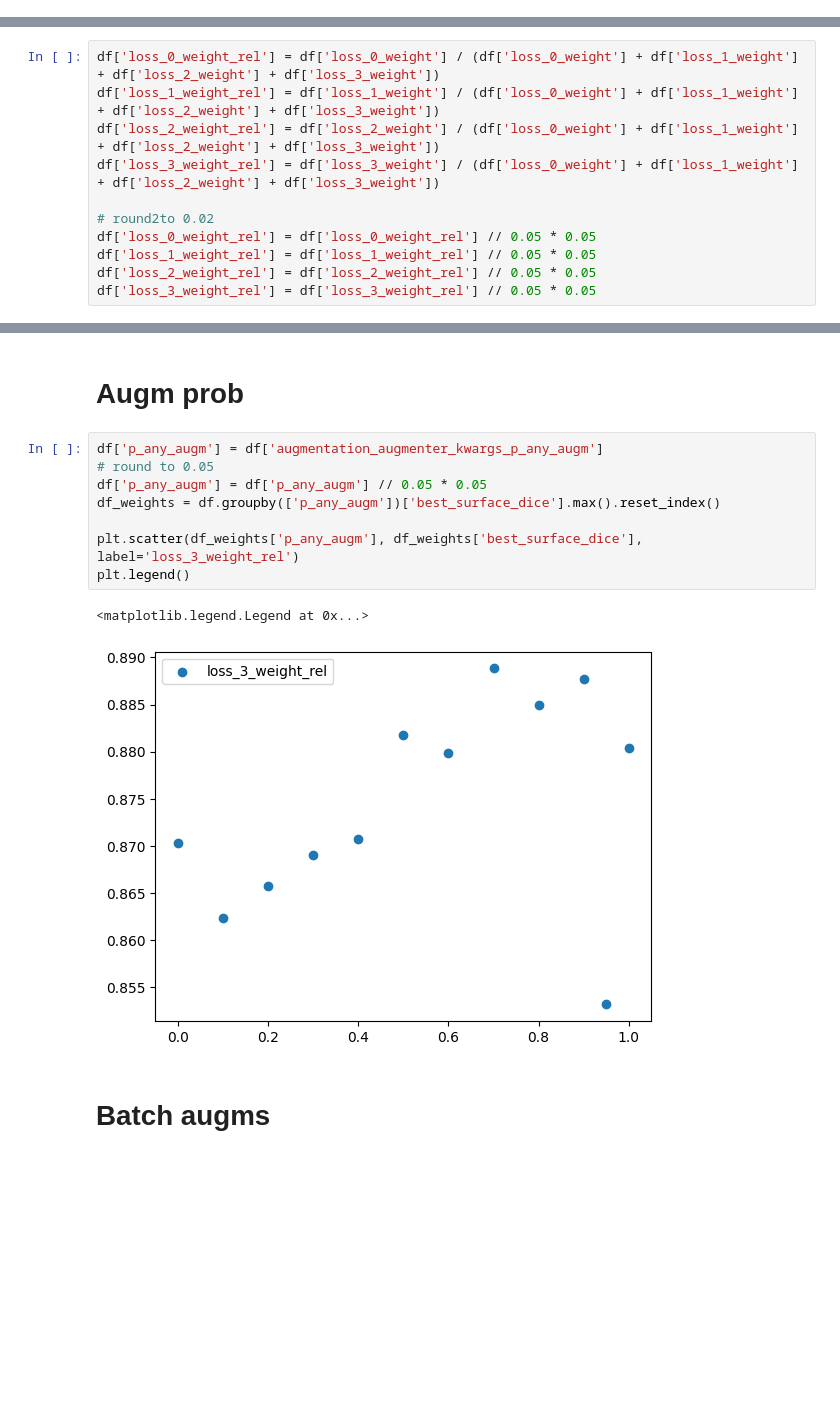
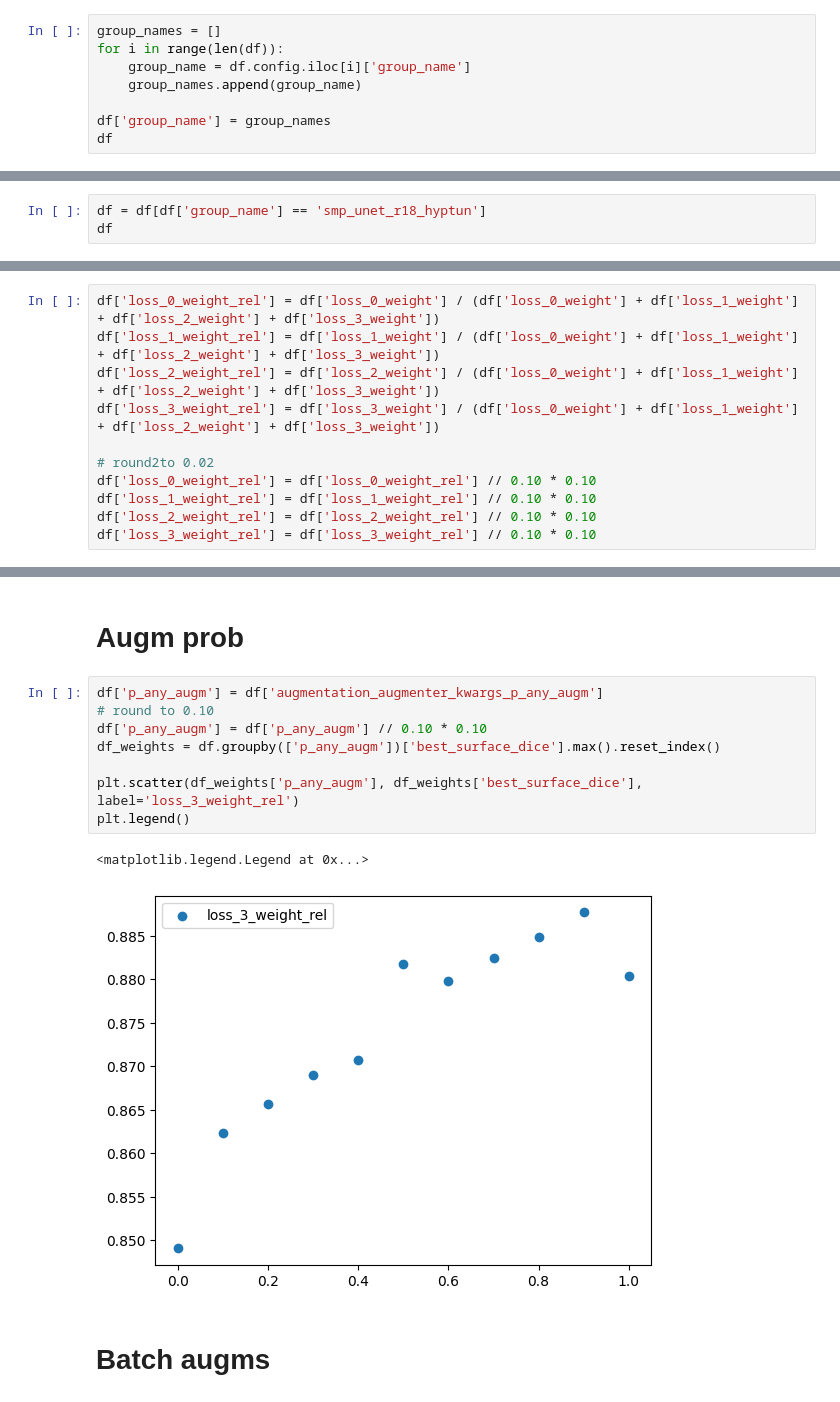
Before and after one commit to viktorcikojevic/kaggle_sennet, a Jupyter notebook: explore_experiments/viktor_smp_unet_r18_hyptun.ipynb, the cells around one changed output, grey strips where cells are left out. Cells and saved outputs as stored; diff of their text form; blank space fills up the shorter version.

Commit message:
fixed "viktor_smp_unet_r18_hyptun"

```diff
--- a/explore_experiments/viktor_smp_unet_r18_hyptun.ipynb
+++ b/explore_experiments/viktor_smp_unet_r18_hyptun.ipynb
@@ -37,0 +38,8 @@ df.head()
+# %%
+group_names = []
+for i in range(len(df)):
+    group_name = df.config.iloc[i]['group_name']
+    group_names.append(group_name)
+
+df['group_name'] = group_names
+df
@@ -37,0 +60,3 @@ df.head()
+# %%
+df = df[df['group_name'] == 'smp_unet_r18_hyptun']
+df
@@ -100,10 +143,10 @@ df['loss_2_weight_rel'] = df['loss_2_weight'] / (df['loss_0_weight'] + df['loss_
 df['loss_3_weight_rel'] = df['loss_3_weight'] / (df['loss_0_weight'] + df['loss_1_weight'] + df['loss_2_weight'] + df['loss_3_weight'])
 
 # round2to 0.02
-df['loss_0_weight_rel'] = df['loss_0_weight_rel'] // 0.05 * 0.05
-df['loss_1_weight_rel'] = df['loss_1_weight_rel'] // 0.05 * 0.05
-df['loss_2_weight_rel'] = df['loss_2_weight_rel'] // 0.05 * 0.05
-df['loss_3_weight_rel'] = df['loss_3_weight_rel'] // 0.05 * 0.05
+df['loss_0_weight_rel'] = df['loss_0_weight_rel'] // 0.10 * 0.10
+df['loss_1_weight_rel'] = df['loss_1_weight_rel'] // 0.10 * 0.10
+df['loss_2_weight_rel'] = df['loss_2_weight_rel'] // 0.10 * 0.10
+df['loss_3_weight_rel'] = df['loss_3_weight_rel'] // 0.10 * 0.10
 # %%
 # group by loss_0_weight_rel and find max best_surface_dice
 df_weights = df.groupby(['loss_0_weight_rel', 'loss_1_weight_rel', 'loss_2_weight_rel', 'loss_3_weight_rel'])['best_surface_dice'].max().reset_index()
@@ -159,15 +202,15 @@ plt.legend()
 # Augm prob
 # %%
 df['p_any_augm'] = df['augmentation_augmenter_kwargs_p_any_augm']
-# round to 0.05
-df['p_any_augm'] = df['p_any_augm'] // 0.05 * 0.05
+# round to 0.10
+df['p_any_augm'] = df['p_any_augm'] // 0.10 * 0.10
 df_weights = df.groupby(['p_any_augm'])['best_surface_dice'].max().reset_index()
 
 plt.scatter(df_weights['p_any_augm'], df_weights['best_surface_dice'], label='loss_3_weight_rel')
 plt.legend()
 # %% [output]
 <matplotlib.legend.Legend at 0x...>
-[figure, old version]
+[figure, new version]
 # %% [markdown]
 # Batch augms
 # %%
```
Also changed, not shown: parts of 13 cells of this notebook.
